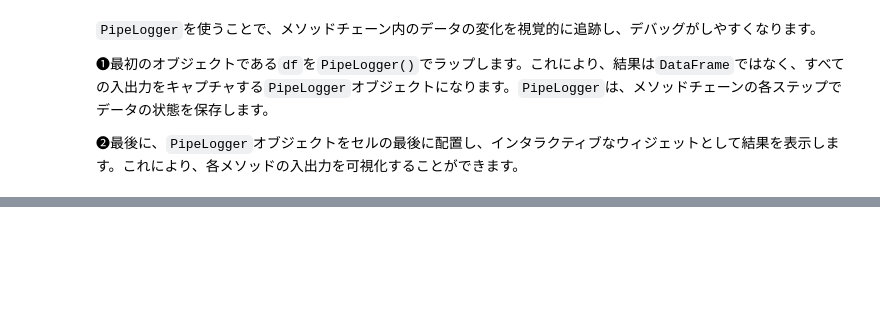
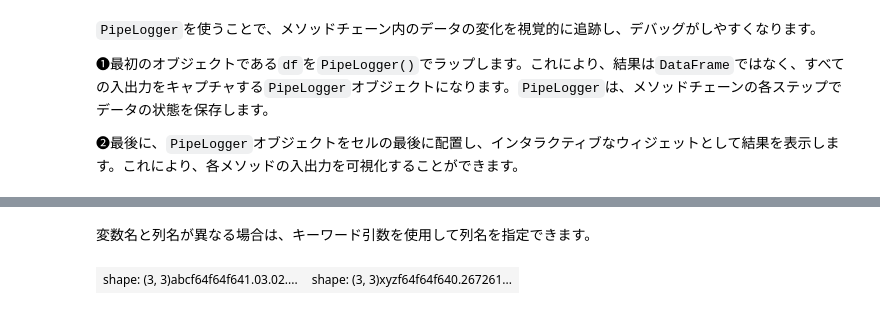
Before and after one commit to ruoyu0088/polars_guide, a Jupyter notebook: polars_guide/060_polars_tips.ipynb, the cells around one changed output, grey strips where cells are left out. Saved outputs shown, nothing was run; the diff lists cells and outputs as text; code cells hidden in the pictures; blank space fills up the shorter version.

```diff
--- a/polars_guide/060_polars_tips.ipynb
+++ b/polars_guide/060_polars_tips.ipynb
@@ -93,0 +129,10 @@ result #❷
+# %% [markdown]
+変数名と列名が異なる場合は、キーワード引数を使用して列名を指定できます。
+# %%
+df = pl.DataFrame(
+    dict(a=[1.0, 2.0, 3.0], b=[3.0, 2.0, 1.0], c=[2.0, 1.0, 3.0])
+)
+df1 = df.select(**norm(x='a', y='b', z='c'))
+row(df, df1)
+# %% [output]
+| shape: (3, 3)abcf64f64f641.03.02.... | shape: (3, 3)xyzf64f64f640.267261... |
```
Also changed, not shown: parts of 5 cells of this notebook, 2 other files.
